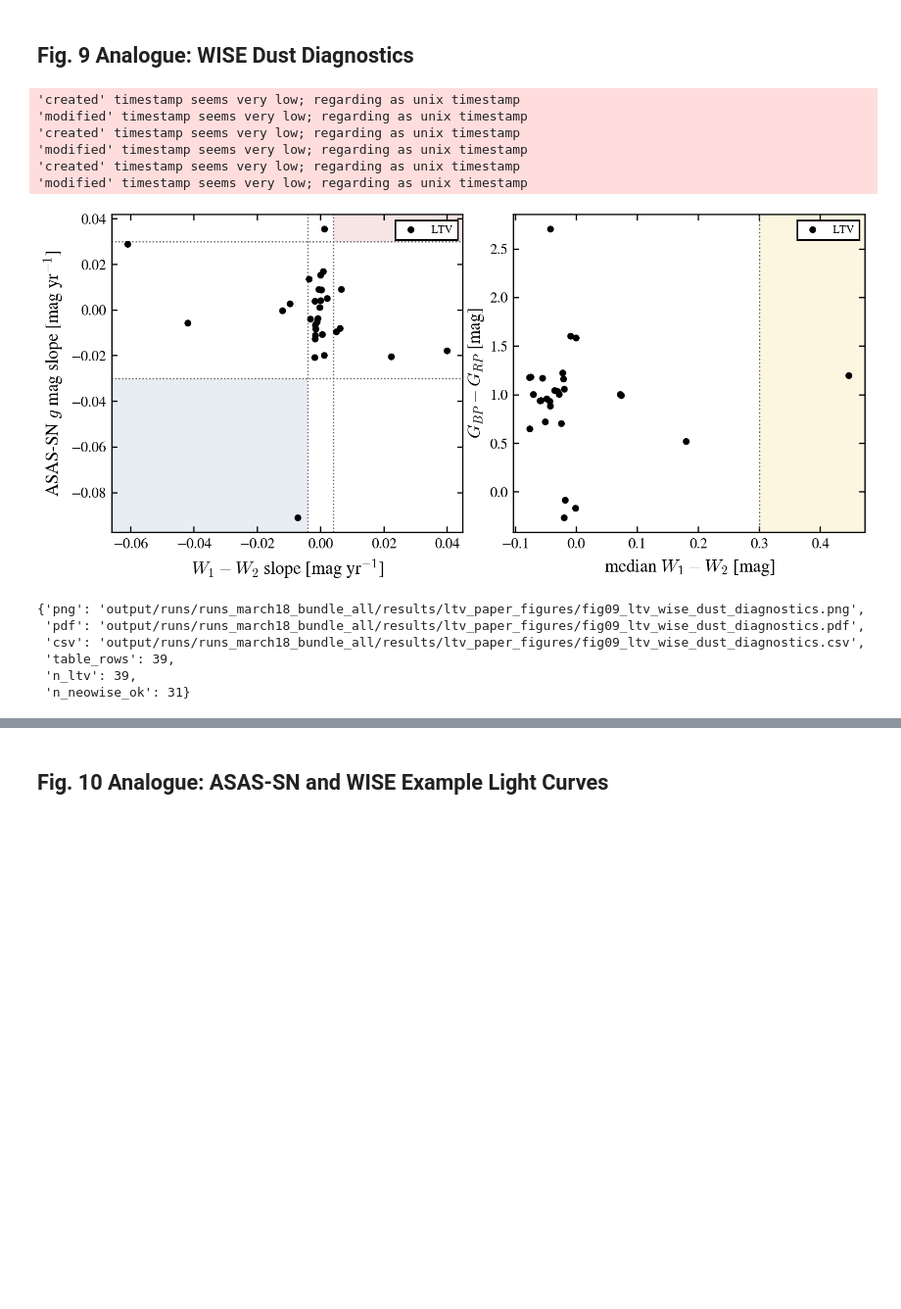
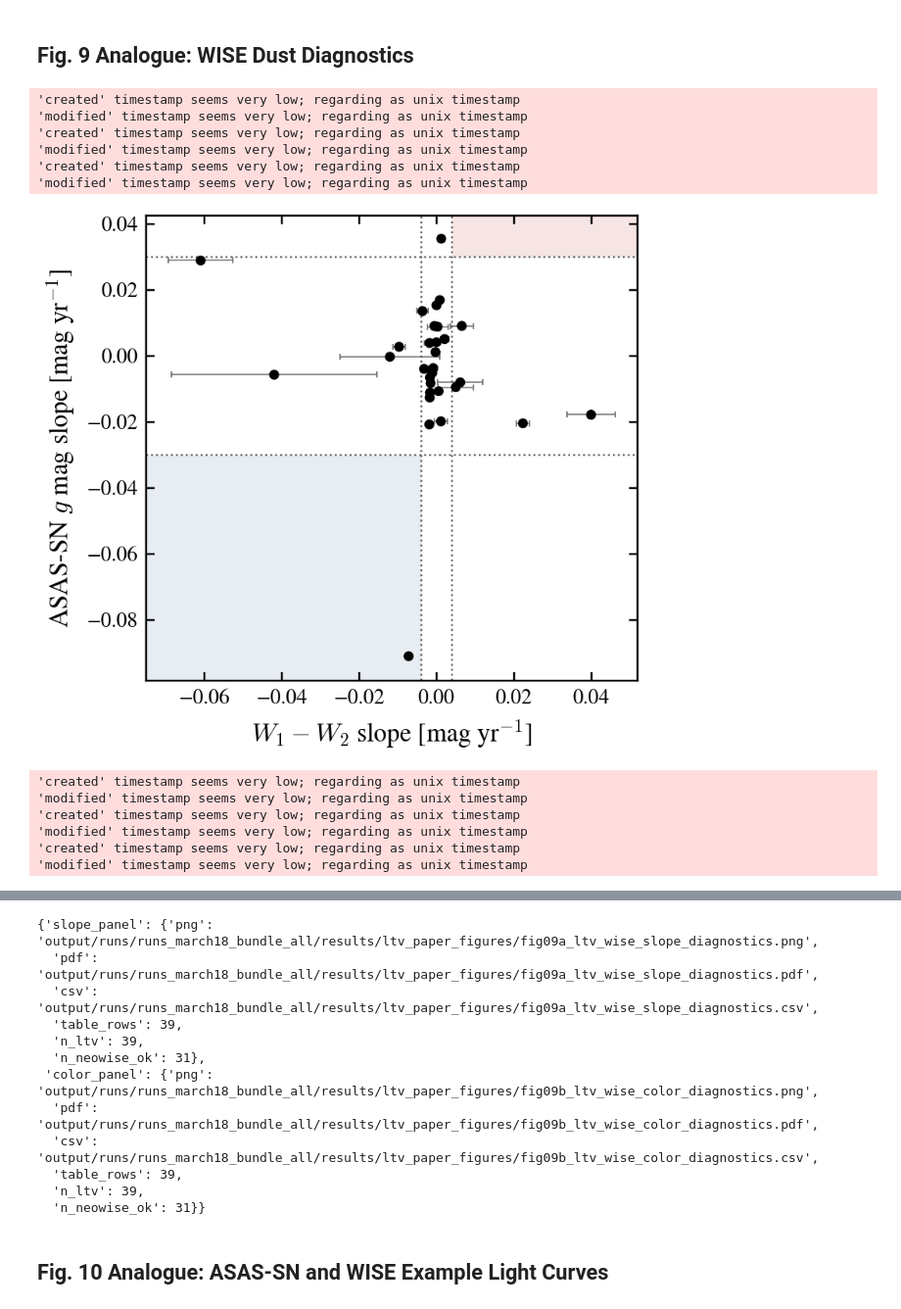
Before and after one commit to calderlen/MALCA, a Jupyter notebook: malca/notebooks/review/ltv_paper_figures_march18.ipynb, the cells around one changed output, grey strips where cells are left out. Shown at 98% size. Drawn from its saved outputs; the diff is of its cells as text; code cells hidden in the pictures; blank space fills up the shorter version.

Commit message:
added helper function to fix external lc parquet writes, updated ltv paper figuers march 18

```diff
--- a/malca/notebooks/review/ltv_paper_figures_march18.ipynb
+++ b/malca/notebooks/review/ltv_paper_figures_march18.ipynb
@@ -478,8 +699,8 @@ for ax, (col, label, threshold) in zip(axes, metrics):
     upper = float(np.nanpercentile(all_vals, 99.0)) if len(all_vals) else threshold * 5
     upper = max(upper, threshold * 4)
     bins = np.linspace(0.0, upper, 44)
-    ax.hist(all_vals.clip(upper=bins[-1]), bins=bins, histtype="stepfilled", color="0.82", edgecolor="0.45", label="All March 18")
-    ax.hist(ltv_vals.clip(upper=bins[-1]), bins=bins, histtype="step", color=LTV_COLOR, linewidth=1.8, linestyle="--", label="Reviewed LTV")
+    plot_hist_with_count_uncertainty(ax, all_vals.clip(upper=bins[-1]), bins, hist_kwargs={"histtype": "stepfilled", "color": "0.82", "edgecolor": "0.45", "label": "All March 18"}, error_color="0.45", error_alpha=0.45)
+    plot_hist_with_count_uncertainty(ax, ltv_vals.clip(upper=bins[-1]), bins, hist_kwargs={"histtype": "step", "color": LTV_COLOR, "linewidth": 1.8, "linestyle": "--", "label": "Reviewed LTV"}, error_color=LTV_COLOR, error_alpha=0.9)
     ax.axvline(threshold, color="black", linewidth=1.0)
     ax.set_xlabel(label)
     ax.set_ylabel("Number")
@@ -580,8 +810,8 @@ for ax, cls in zip(axes, CLASS_ORDER):
     overlay = ltv[ltv["known_var_class"].eq(cls)].copy()
     comp_vals = pd.to_numeric(comparison["optical_slope"], errors="coerce").dropna()
     overlay_vals = pd.to_numeric(overlay["optical_slope"], errors="coerce").dropna()
-    ax.hist(comp_vals.clip(lower=bins[0], upper=bins[-1]), bins=bins, histtype="step", color="black", linestyle="--", linewidth=1.2, label=f"Known {cls}")
-    ax.hist(overlay_vals.clip(lower=bins[0], upper=bins[-1]), bins=bins, histtype="stepfilled", color=CLASS_COLORS[cls], alpha=0.65, edgecolor="black", label=f"LTV {cls}")
+    plot_hist_with_count_uncertainty(ax, comp_vals.clip(lower=bins[0], upper=bins[-1]), bins, hist_kwargs={"histtype": "step", "color": "black", "linestyle": "--", "linewidth": 1.2, "label": f"Known {cls}"}, error_color="black", error_alpha=0.75)
+    plot_hist_with_count_uncertainty(ax, overlay_vals.clip(lower=bins[0], upper=bins[-1]), bins, hist_kwargs={"histtype": "stepfilled", "color": CLASS_COLORS[cls], "alpha": 0.65, "edgecolor": "black", "label": f"LTV {cls}"}, error_color=CLASS_COLORS[cls], error_alpha=0.9)
     ax.axvline(0.0, color="0.35", linewidth=0.8)
     ax.set_title(f"{cls} ({len(comparison):,}; LTV {len(overlay)})")
     ax.set_xlabel(r"$s_G$ [mag yr$^{-1}$]")
@@ -592,8 +822,8 @@ for ax, cls in zip(axes, CLASS_ORDER):
         record_caveat(fig5_name, f"No current March 18 comparison rows normalize to {cls}.")
     if overlay.empty:
         record_caveat(fig5_name, f"No reviewed LTV rows normalize to {cls}.")
-    fig5_rows.append(comparison.assign(source="reviewed_known_class", panel_class=cls)[["source", "panel_class", "candidate_id", "known_var_class", "known_var_class_source", "optical_slope"]])
-    fig5_rows.append(overlay.assign(source="reviewed_ltv", panel_class=cls)[["source", "panel_class", "candidate_id", "known_var_class", "known_var_class_source", "optical_slope"]])
+    fig5_rows.append(comparison.assign(source="reviewed_known_class", panel_class=cls)[["source", "panel_class", "candidate_id", "known_var_class", "known_var_class_source", "optical_slope", "optical_slope_err"]])
+    fig5_rows.append(overlay.assign(source="reviewed_ltv", panel_class=cls)[["source", "panel_class", "candidate_id", "known_var_class", "known_var_class_source", "optical_slope", "optical_slope_err"]])
 
 fig.suptitle("Fig. 5 analogue: current-data slope distributions", fontsize=9)
 fig.tight_layout()
@@ -787,67 +1017,76 @@ fig8_result
 ## Fig. 9 Analogue: WISE Dust Diagnostics
 # %%
 
-fig9_name = "fig09_ltv_wise_dust_diagnostics"
+fig9_slope_name = "fig09a_ltv_wise_slope_diagnostics"
+fig9_color_name = "fig09b_ltv_wise_color_diagnostics"
 wise = neowise_metrics.copy()
 wise["w1w2_slope"] = pd.to_numeric(wise["ltv_neowise_w1_w2_slope"], errors="coerce")
 wise["w1w2_median"] = pd.to_numeric(wise["ltv_neowise_w1_w2_median"], errors="coerce")
 wise["optical_slope"] = pd.to_numeric(wise["optical_slope"], errors="coerce")
 wise["cmd_color"] = pd.to_numeric(wise["cmd_color"], errors="coerce")
-fig, axes = plt.subplots(1, 2, figsize=(7.2, 3.25))
+for _err_col in ["w1w2_slope_err", "w1w2_median_err", "optical_slope_err", "cmd_color_err"]:
+    if _err_col in wise.columns:
+        wise[_err_col] = positive_uncertainty(wise[_err_col])
+    else:
+        wise[_err_col] = pd.Series(np.nan, index=wise.index, dtype="float64")
 left = wise[np.isfinite(wise["w1w2_slope"]) & np.isfinite(wise["optical_slope"])]
 right = wise[np.isfinite(wise["cmd_color"]) & np.isfinite(wise["w1w2_median"])]
 
-ax = axes[0]
+fig_slope, ax = plt.subplots(figsize=(3.6, 3.25))
 ax.axhline(LTV_DUST_OPTICAL_SLOPE_THRESH, color="0.35", linestyle=":", linewidth=0.8)
 ax.axhline(-LTV_DUST_OPTICAL_SLOPE_THRESH, color="0.35", linestyle=":", linewidth=0.8)
 ax.axvline(LTV_DUST_COLOR_SLOPE_THRESH, color="0.35", linestyle=":", linewidth=0.8)
 ax.axvline(-LTV_DUST_COLOR_SLOPE_THRESH, color="0.35", linestyle=":", linewidth=0.8)
-ax.scatter(left["w1w2_slope"], left["optical_slope"], s=18, c="black", edgecolors="none", label="LTV", zorder=3)
+scatter_with_uncertainty(ax, left, "w1w2_slope", "optical_slope", xerr_col="w1w2_slope_err", yerr_col="optical_slope_err", scatter_kwargs={"s": 18, "c": "black", "edgecolors": "none", "zorder": 3}, errorbar_kwargs={"ecolor": "0.35", "elinewidth": 0.6, "alpha": 0.75, "zorder": 2})
 x_min, x_max = ax.get_xlim()
 y_min, y_max = ax.get_ylim()
 ax.fill_between([LTV_DUST_COLOR_SLOPE_THRESH, x_max], LTV_DUST_OPTICAL_SLOPE_THRESH, y_max, color="#C43C39", alpha=0.13, linewidth=0, zorder=0)
 ax.fill_between([x_min, -LTV_DUST_COLOR_SLOPE_THRESH], y_min, -LTV_DUST_OPTICAL_SLOPE_THRESH, color="#4C78A8", alpha=0.13, linewidth=0, zorder=0)
 ax.set_xlim(x_min, x_max)
 ax.set_ylim(y_min, y_max)
 ax.set_xlabel(r"$W_1 - W_2$ slope [mag yr$^{-1}$]")
 ax.set_ylabel(r"ASAS-SN $g$ mag slope [mag yr$^{-1}$]")
 ax.tick_params(direction="in", top=True, right=True)
-ax.legend(frameon=True, fontsize=7, loc="upper right", facecolor="white", edgecolor="black", framealpha=1.0, fancybox=False)
+fig_slope.subplots_adjust(left=0.2, right=0.98, bottom=0.2, top=0.98)
+fig9_table = wise.copy()
+fig9_slope_result = save_figure(fig_slope, fig9_slope_name, fig9_table)
+fig9_slope_result.update({
+    "n_ltv": int(len(wise)),
+    "n_neowise_ok": int((wise["neowise_status"] == "ok").sum()),
+})
+SUMMARY["figures"][fig9_slope_name] = fig9_slope_result
 
-ax = axes[1]
-ax.scatter(right["w1w2_median"], right["cmd_color"], s=18, c="black", edgecolors="none", label="LTV", zorder=3)
+fig_color, ax = plt.subplots(figsize=(3.6, 3.25))
+scatter_with_uncertainty(ax, right, "w1w2_median", "cmd_color", xerr_col="w1w2_median_err", yerr_col="cmd_color_err", scatter_kwargs={"s": 18, "c": "black", "edgecolors": "none", "zorder": 3}, errorbar_kwargs={"ecolor": "0.35", "elinewidth": 0.6, "alpha": 0.75, "zorder": 2})
 x_min, x_max = ax.get_xlim()
 y_min, y_max = ax.get_ylim()
 ax.axvspan(LTV_DUST_COLOR_EXCESS_THRESH, x_max, color="#F2CF5B", alpha=0.18, linewidth=0, zorder=0)
 ax.axvline(LTV_DUST_COLOR_EXCESS_THRESH, color="0.35", linestyle=":", linewidth=0.9, zorder=2)
 ax.set_xlim(x_min, x_max)
 ax.set_ylim(y_min, y_max)
 ax.set_xlabel(r"median $W_1 - W_2$ [mag]")
 ax.set_ylabel(r"$G_{BP} - G_{RP}$ [mag]")
 ax.yaxis.set_label_coords(-0.08, 0.5)
 ax.tick_params(direction="in", top=True, right=True)
-ax.legend(frameon=True, fontsize=7, loc="upper right", facecolor="white", edgecolor="black", framealpha=1.0, fancybox=False)
-
-fig.subplots_adjust(left=0.09, right=0.985, bottom=0.18, top=0.98, wspace=0.26)
-fig9_table = wise.copy()
-fig9_result = save_figure(fig, fig9_name, fig9_table)
-fig9_result.update({
+fig_color.subplots_adjust(left=0.18, right=0.98, bottom=0.2, top=0.98)
+fig9_color_result = save_figure(fig_color, fig9_color_name, fig9_table)
+fig9_color_result.update({
     "n_ltv": int(len(wise)),
     "n_neowise_ok": int((wise["neowise_status"] == "ok").sum()),
 })
-SUMMARY["figures"][fig9_name] = fig9_result
-fig9_result
+SUMMARY["figures"][fig9_color_name] = fig9_color_result
+{"slope_panel": fig9_slope_result, "color_panel": fig9_color_result}
 # %% [output]
 'created' timestamp seems very low; regarding as unix timestamp
 'modified' timestamp seems very low; regarding as unix timestamp
 'created' timestamp seems very low; regarding as unix timestamp
 'modified' timestamp seems very low; regarding as unix timestamp
 'created' timestamp seems very low; regarding as unix timestamp
 'modified' timestamp seems very low; regarding as unix timestamp
-[figure, old version]
+[figure, new version]
-{'png': 'output/runs/runs_march18_bundle_all/results/ltv_paper_figures/fig09_ltv_wise_dust_diagnostics.png',
- 'pdf': 'output/runs/runs_march18_bundle_all/results/ltv_paper_figures/fig09_ltv_wise_dust_diagnostics.pdf',
- 'csv': 'output/runs/runs_march18_bundle_all/results/ltv_paper_figures/fig09_ltv_wise_dust_diagnostics.csv',
- 'table_rows': 39,
- 'n_ltv': 39,
- 'n_neowise_ok': 31}
+'created' timestamp seems very low; regarding as unix timestamp
+'modified' timestamp seems very low; regarding as unix timestamp
+'created' timestamp seems very low; regarding as unix timestamp
+'modified' timestamp seems very low; regarding as unix timestamp
+'created' timestamp seems very low; regarding as unix timestamp
+'modified' timestamp seems very low; regarding as unix timestamp
@@ -854,3 +1094,15 @@ fig9_result
+{'slope_panel': {'png': 'output/runs/runs_march18_bundle_all/results/ltv_paper_figures/fig09a_ltv_wise_slope_diagnostics.png',
+  'pdf': 'output/runs/runs_march18_bundle_all/results/ltv_paper_figures/fig09a_ltv_wise_slope_diagnostics.pdf',
+  'csv': 'output/runs/runs_march18_bundle_all/results/ltv_paper_figures/fig09a_ltv_wise_slope_diagnostics.csv',
+  'table_rows': 39,
+  'n_ltv': 39,
+  'n_neowise_ok': 31},
+ 'color_panel': {'png': 'output/runs/runs_march18_bundle_all/results/ltv_paper_figures/fig09b_ltv_wise_color_diagnostics.png',
+  'pdf': 'output/runs/runs_march18_bundle_all/results/ltv_paper_figures/fig09b_ltv_wise_color_diagnostics.pdf',
+  'csv': 'output/runs/runs_march18_bundle_all/results/ltv_paper_figures/fig09b_ltv_wise_color_diagnostics.csv',
+  'table_rows': 39,
+  'n_ltv': 39,
+  'n_neowise_ok': 31}}
 # %% [markdown]
 ## Fig. 10 Analogue: ASAS-SN and WISE Example Light Curves
 # %%
```
Also changed, not shown: parts of 9 cells of this notebook, 2 other files.
